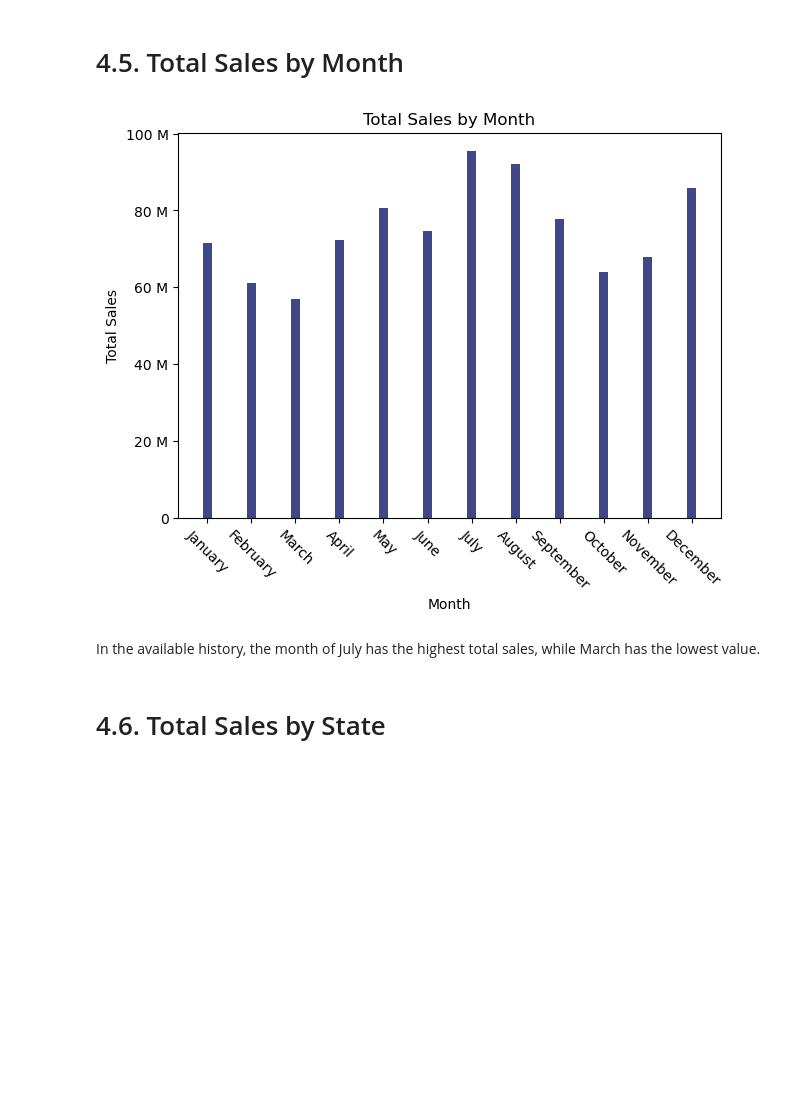
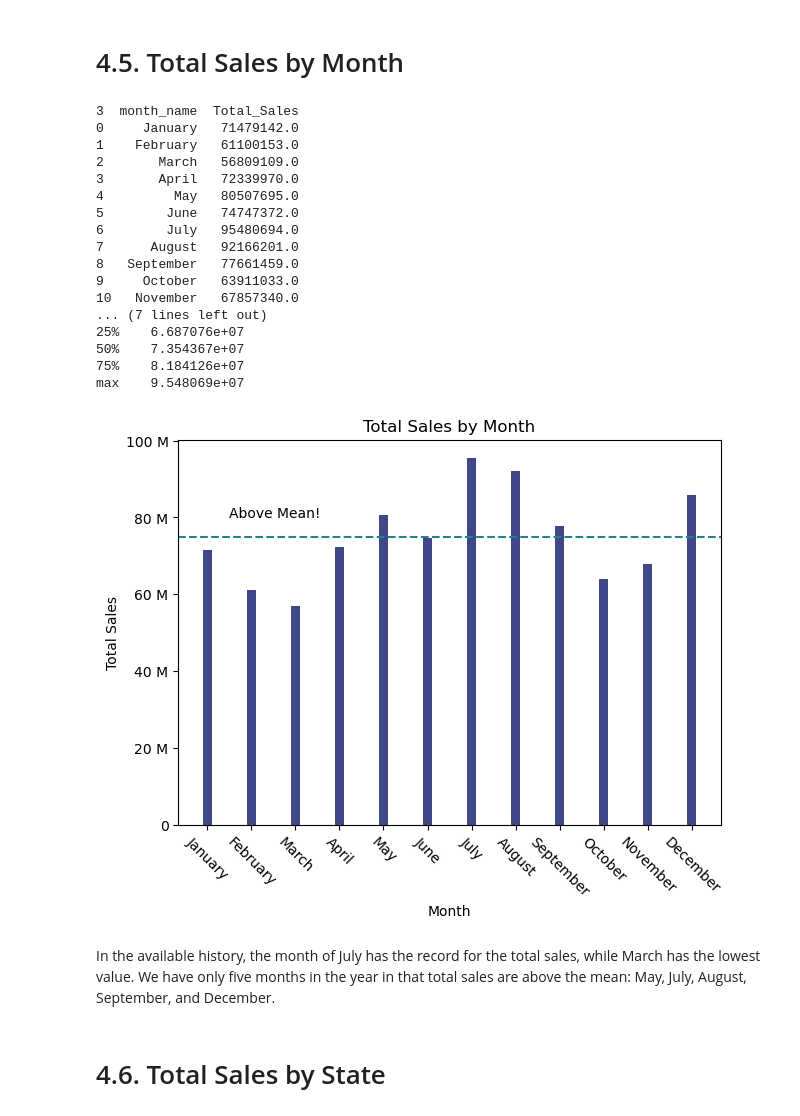
Before and after one commit to dmulysses/datavis-adidas-us-sales-analysis, a Jupyter notebook: adidas-us-sales-analysis.ipynb, the cells around one changed output. Drawn from its saved outputs; the diff is of its cells as text; code cells hidden in the pictures; blank space fills up the shorter version.

Commit message:
Adidas US Sales Analysis

```diff
--- a/adidas-us-sales-analysis.ipynb
+++ b/adidas-us-sales-analysis.ipynb
@@ -328,27 +323,49 @@ In in-store and outlets appear as the preferred buying method of customers, repr
 # %%
 # Group the total sales according to the month's name
 month_sales = data[['month_name', 'Total_Sales']].groupby('month_name', as_index=False, sort=False).sum()
 
 formatter = EngFormatter()
 color_bar=['#3f4788']
 sort_order = ['January', 'February', 'March', 'April', 'May', 'June',
             'July', 'August', 'September', 'October', 'November', 'December']
 
 # Create a bar plot
 fig, ax = plt.subplots(figsize=(7, 5))
 ax.bar(month_sales['month_name'], month_sales['Total_Sales'], width=0.2, color=color_bar)
 ax.set_title('Total Sales by Month')
 ax.set_ylabel('Total Sales')
 ax.set_xlabel('Month')
 ax.yaxis.set_major_formatter(formatter)
 plt.xticks(month_sales['month_name'], rotation=-45)
+plt.annotate('Above Mean!', xy=(0.5, 8e+07))
+plt.axhline(y=7.5e+7, color='#277f8e', linestyle='--')
+
+print(month_sales)
+print(f'\n{month_sales.describe()}')
 
 #Show the plot
 plt.show()
 # %% [output]
+3  month_name  Total_Sales
+0     January   71479142.0
+1    February   61100153.0
+2       March   56809109.0
+3       April   72339970.0
+4         May   80507695.0
+5        June   74747372.0
+6        July   95480694.0
+7      August   92166201.0
+8   September   77661459.0
+9     October   63911033.0
+10   November   67857340.0
+... (7 lines left out)
+25%    6.687076e+07
+50%    7.354367e+07
+75%    8.184126e+07
+max    9.548069e+07
-[figure, old version]
+[figure, new version]
 # %% [markdown]
-In the available history, the month of July has the highest total sales, while March has the lowest value.
+In the available history, the month of July has the record for the total sales, while March has the lowest value. We have only five months in the year in that total sales are above the mean: May, July, August, September, and December.
 # %% [markdown]
 # 4.6. Total Sales by State
 # %%
```
Also changed, not shown: parts of 1 cell of this notebook.
